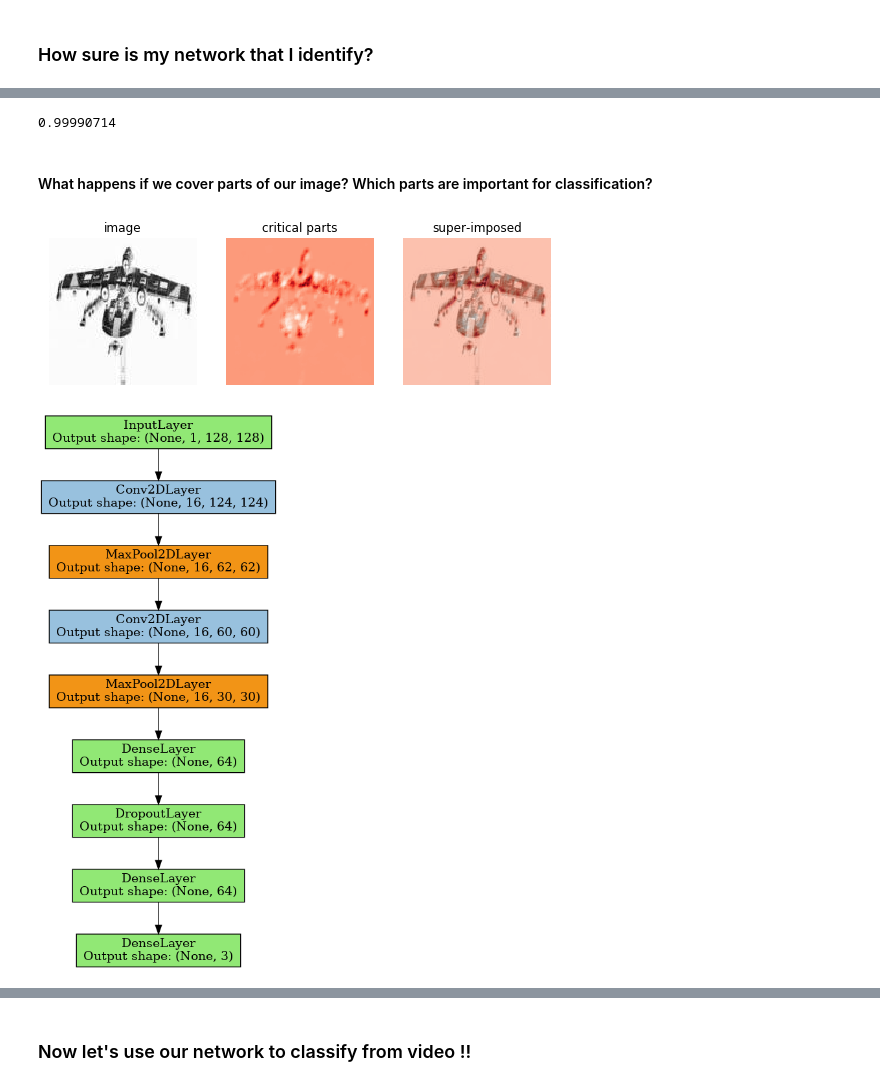
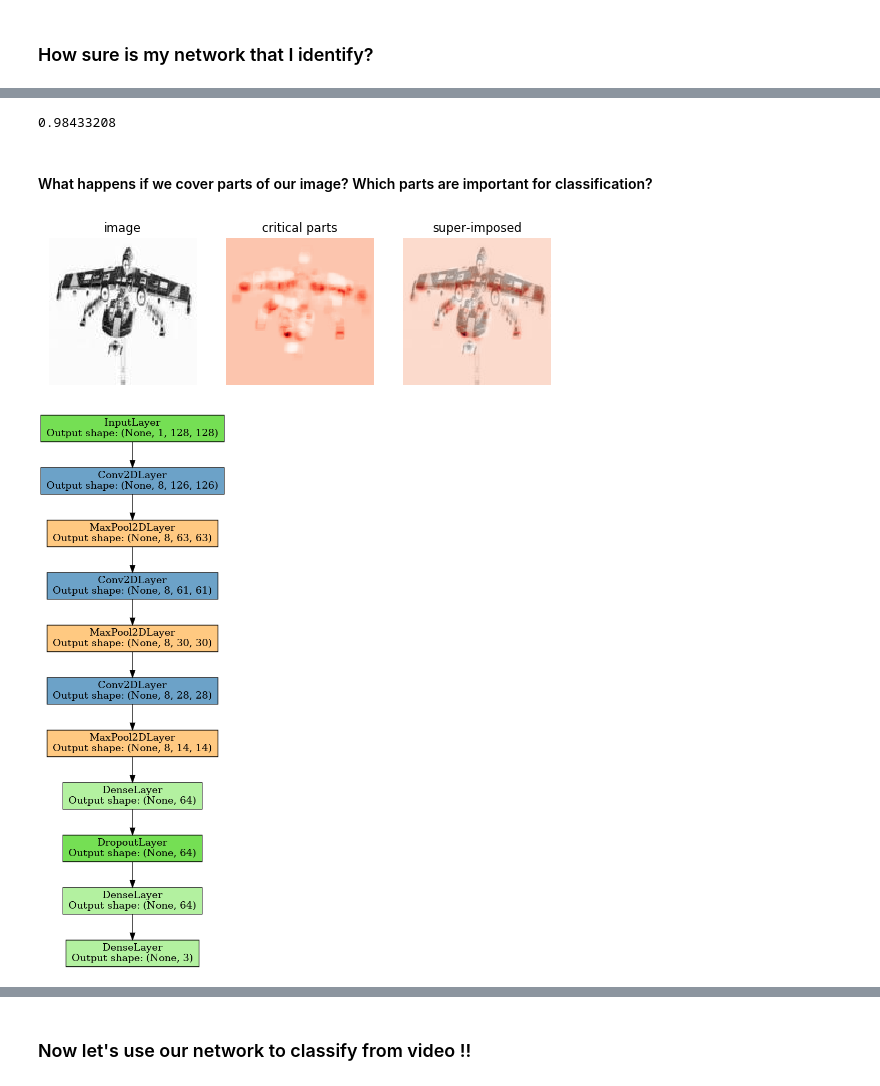
Before and after one commit to celiacintas/star_wars_hackathon, a Jupyter notebook: PyConIreland/Intro_lasagne_06.ipynb, the cells around one changed output, grey strips where cells are left out. Saved outputs shown, nothing was run; the diff lists cells and outputs as text; code cells hidden in the pictures.

```diff
--- a/PyConIreland/Intro_lasagne_06.ipynb
+++ b/PyConIreland/Intro_lasagne_06.ipynb
@@ -218,7 +219,10 @@ import pandas as pd
 import cv2
 # %%
 def images_to_file(path_to_photos):
-    """ """
+    """
+    Load images from folder and create a csv file with
+    X = pixel array and y = type of ship
+    """
     ids = [os.path.splitext(image_id)[0] for image_id in os.listdir(path_to_photos)]
     df_out = pd.DataFrame(columns=['Image', 'Model', 'Model_enc'], index=ids)
     for image_file in os.listdir(path_to_photos):
@@ -265,7 +269,10 @@ import numpy as np
 from sklearn.utils import shuffle
 # %%
 def load(images_dir="../data/all/", star_wars_fn='../star_wars_data.csv'):
-    """Load images and target class for Falcon, Lambda and K-wing ships."""
+    """
+    Load images and target class for Falcon,
+    Lambda and K-wing ships.
+    """
 
     if os.path.exists(star_wars_fn):
         df = pd.read_csv(star_wars_fn)
@@ -327,11 +334,21 @@ layers_1 = [
     (InputLayer, {'shape': (None, 1, 128, 128)}),
 
     # first stage of our convolutional layers
-    (Conv2DLayer, {'num_filters': 16, 'filter_size': 5,
+    (Conv2DLayer, {'num_filters': 8, 'filter_size': 3,
      'W': lasagne.init.GlorotUniform()}),
     (MaxPool2DLayer, {'pool_size': 2}),
 
     # second stage of our convolutional layers
+    (Conv2DLayer, {'num_filters': 8, 'filter_size': 3,
+     'W': lasagne.init.GlorotUniform()}),
+    (MaxPool2DLayer, {'pool_size': 2}),
+
+    # third stage of our convolutional layers
+    (Conv2DLayer, {'num_filters': 8, 'filter_size': 3,
+     'W': lasagne.init.GlorotUniform()}),
+    (MaxPool2DLayer, {'pool_size': 2}),
+
+    # third stage of our convolutional layers
     (Conv2DLayer, {'num_filters': 16, 'filter_size': 3,
      'W': lasagne.init.GlorotUniform()}),
     (MaxPool2DLayer, {'pool_size': 2}),
@@ -385,6 +402,6 @@ print(X_train.shape)
 # %% [output]
 (3003, 1, 128, 128)
 # %%
-net = create_net(20)
+net = create_net(30)
 net.fit(X_train, y_train)
 # %% [output]
@@ -597,19 +629,19 @@ proba, proba.sum()
 # %%
 proba[0, np.argmax(proba)]
 # %% [output]
-0.99990714
+0.98433208
 # %% [markdown]
 #### What happens if we cover parts of our image? Which parts are important for classification?
 # %%
-h = visualize.plot_occlusion(net, X, [2], square_length=3)
+h = visualize.plot_occlusion(net, X, [2])
 # %% [output]
-[figure, old version]
+[figure, new version]
 # %%
 from nolearn.lasagne.visualize import draw_to_notebook
 
 draw_to_notebook(net)
 # %% [output]
-[figure, old version]
+[figure, new version]
 # %%
 visualize.plot_conv_weights(net.layers_[1])
 # %% [output]
```
Also changed, not shown: parts of 24 cells of this notebook, 4 other files.
